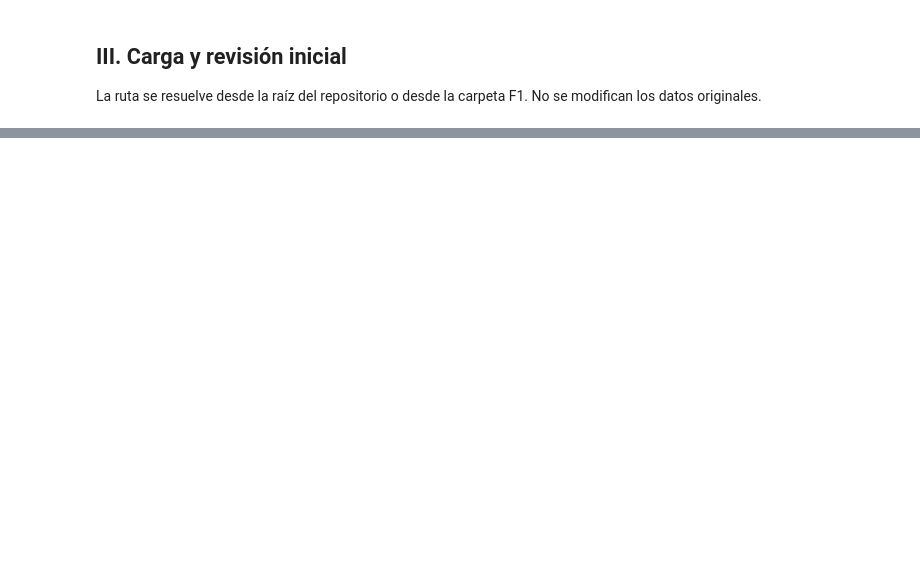
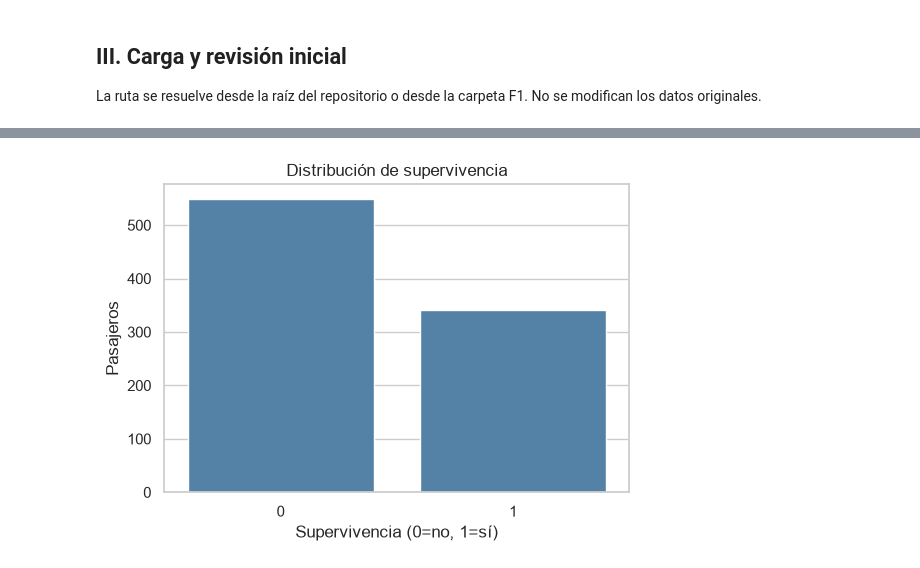
Before and after one commit to vedurancisterna-alt/Exploracion-Inteligente-de-Datos-Dat, a Jupyter notebook: F1/F1_Sumativa_EDA_Titanic.ipynb, the cells around one changed output, grey strips where cells are left out. Saved outputs shown, nothing was run; the diff lists cells and outputs as text; code cells hidden in the pictures; blank space fills up the shorter version.

```diff
--- a/F1/F1_Sumativa_EDA_Titanic.ipynb
+++ b/F1/F1_Sumativa_EDA_Titanic.ipynb
@@ -50,8 +124,10 @@ display(df['survived'].value_counts(dropna=False).rename('pasajeros'))
 # %%
 fig, ax = plt.subplots(figsize=(6,4))
-sns.countplot(data=df, x='survived', ax=ax)
+sns.countplot(data=df, x='survived', ax=ax, color='steelblue')
 ax.set(title='Distribución de supervivencia', xlabel='Supervivencia (0=no, 1=sí)', ylabel='Pasajeros')
 plt.show()
+# %% [output]
+[figure, added]
 # %%
 por_sexo = df.groupby('sex', dropna=False)['survived'].agg(['count','mean'])
 por_clase = df.groupby('pclass', dropna=False)['survived'].agg(['count','mean'])
```
Also changed, not shown: parts of 30 cells of this notebook.
